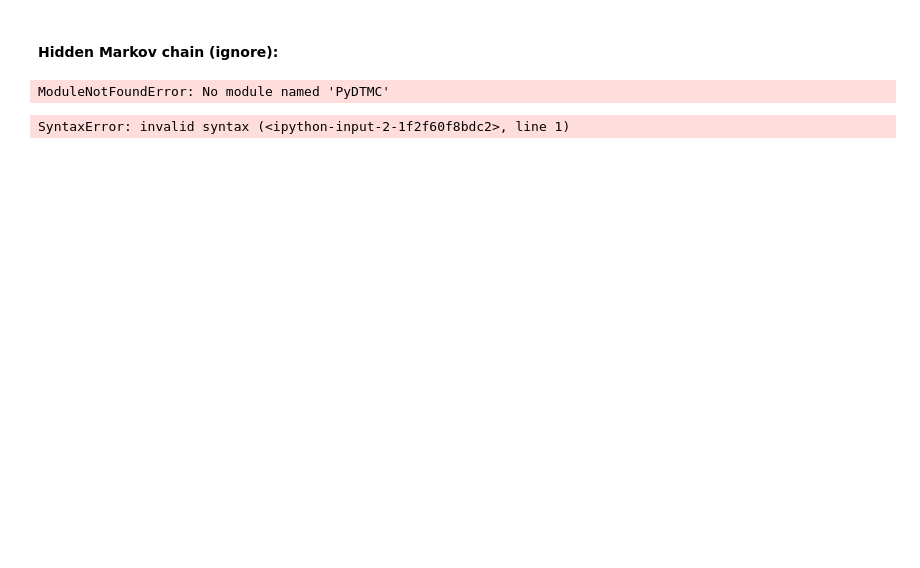
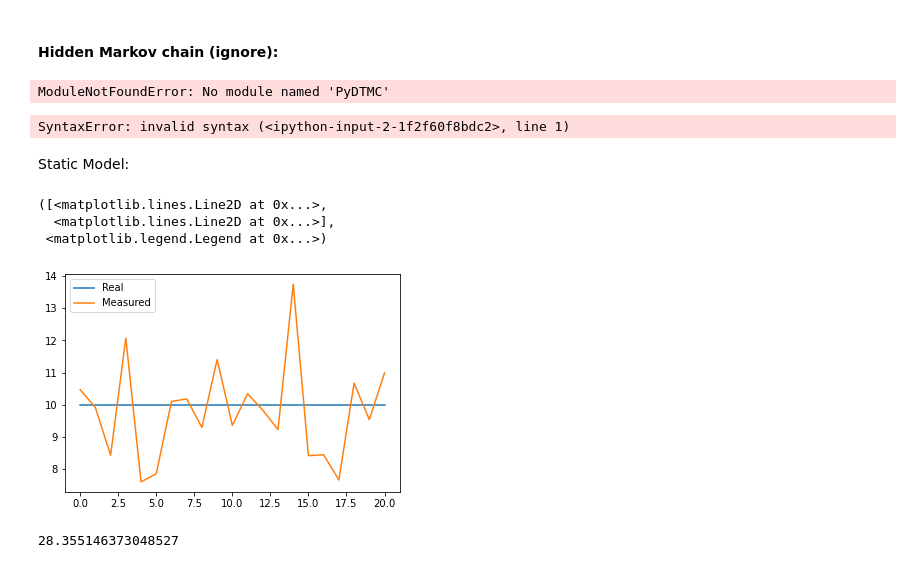
Before and after one commit to paolobiase/M2R-Kalman-Filter, a Jupyter notebook: M2R Kalman Filter Simulation.ipynb, the cells around one changed output. Drawn from its saved outputs; the diff is of its cells as text; code cells hidden in the pictures; blank space fills up the shorter version.

```diff
--- a/M2R Kalman Filter Simulation.ipynb
+++ b/M2R Kalman Filter Simulation.ipynb
@@ -214,3 +214,5 @@ ModuleNotFoundError: No module named 'PyDTMC'
 # %%
 # %% [output]
 SyntaxError: invalid syntax (<ipython-input-2-1f2f60f8bdc2>, line 1)
+# %% [markdown]
+Static Model:
@@ -216,0 +262,8 @@ SyntaxError: invalid syntax (<ipython-input-2-1f2f60f8bdc2>, line 1)
+# %%
+h = Static(10, 20, 2)
+h.graph()
+# %% [output]
+([<matplotlib.lines.Line2D at 0x...>,
+  <matplotlib.lines.Line2D at 0x...>],
+ <matplotlib.legend.Legend at 0x...>)
+[figure, added]
@@ -216,0 +336,6 @@ SyntaxError: invalid syntax (<ipython-input-2-1f2f60f8bdc2>, line 1)
+# %%
+norm.ppf(0.05, 30, 1)
+#test = 30-norm.ppf(0.95, 30, 1)
+#norm.cdf(test, 30, 1)
+# %% [output]
+28.355146373048527
```
Also changed, not shown: parts of 8 cells of this notebook.
